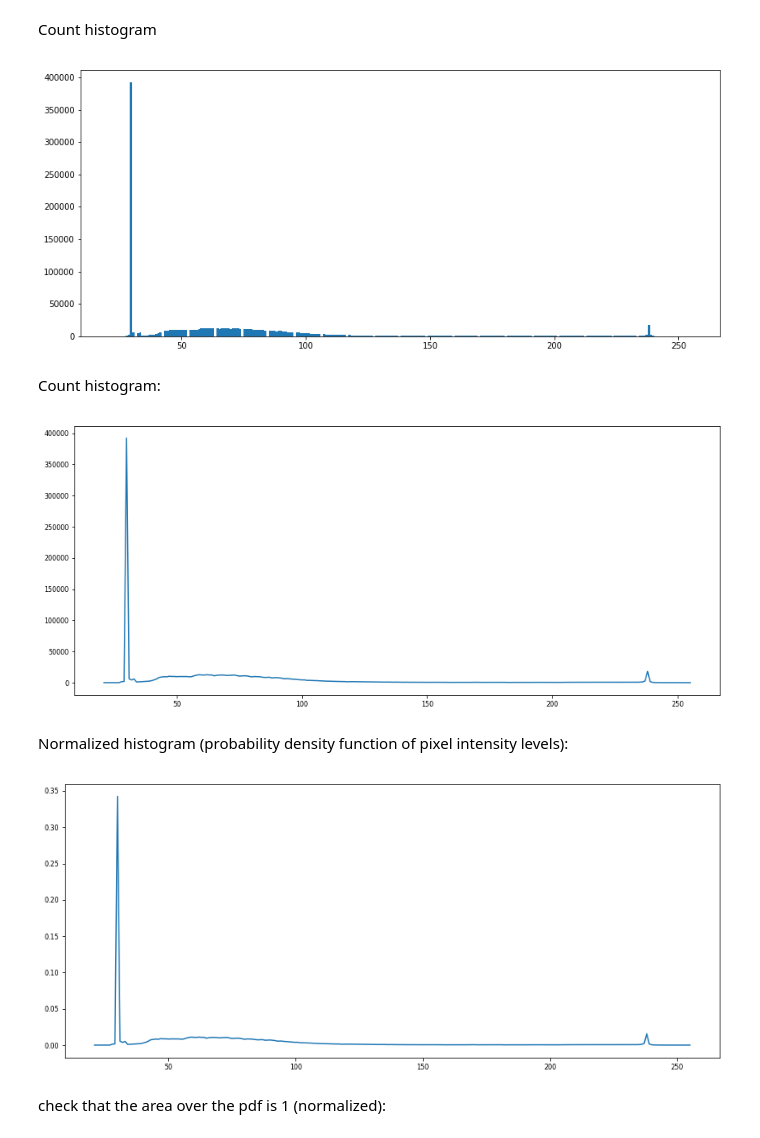
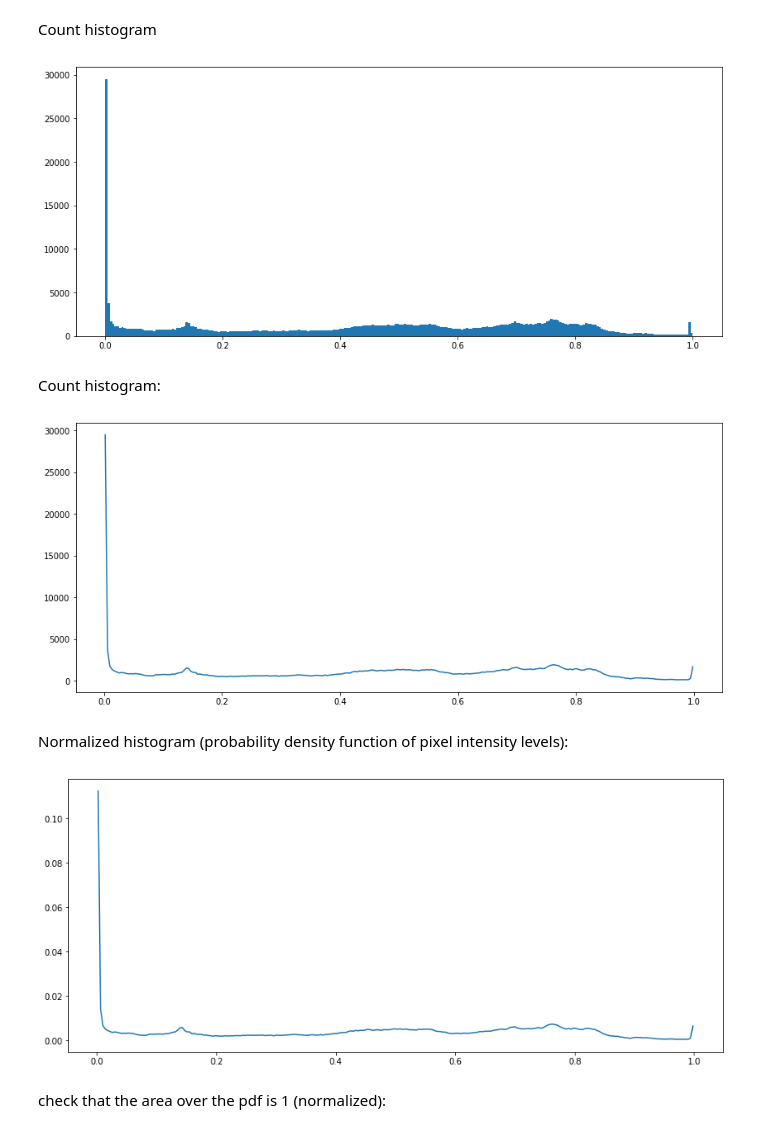
Before and after one commit to raulbenitez/PIB, a Jupyter notebook: Rehistogramacio_ajust_contrast.ipynb, the cells around one changed output. Saved outputs shown, nothing was run; the diff lists cells and outputs as text; code cells hidden in the pictures.

```diff
--- a/Rehistogramacio_ajust_contrast.ipynb
+++ b/Rehistogramacio_ajust_contrast.ipynb
@@ -39,37 +54,36 @@ Count histogram
 # %%
 import matplotlib.pyplot as plt
 import numpy as np
 
 # reshape the uint8 image as 1d array:
-v = I.reshape(I.shape[0]*I.shape[1],1)
+v = IG.reshape(IG.shape[0]*IG.shape[1],1)
 # keep only pixels with a value higher than zero:
-v = v[v>0]
 fig = plt.figure(figsize=(14, 6))
 plt.hist(v, bins=256,density=False)
 plt.show()
 # %% [output]
-[figure, old version]
+[figure, new version]
 # %% [markdown]
 Count histogram:
 # %%
 from skimage import exposure
-counts,bins = exposure.histogram(I, nbins=255)
+counts,bins = exposure.histogram(IG, nbins=255)
 fig = plt.figure(figsize=(14, 6))
 plt.plot(bins, counts)
 plt.show()
 # %% [output]
-[figure, old version]
+[figure, new version]
 # %% [markdown]
 Normalized histogram (probability density function of pixel intensity levels):
 # %%
 from skimage import exposure
-counts,bins = exposure.histogram(I, nbins=255)
-p = counts/(I.shape[0]*I.shape[1])
+counts,bins = exposure.histogram(IG, nbins=255)
+p = counts/(IG.shape[0]*IG.shape[1])
 fig = plt.figure(figsize=(14, 6))
 plt.plot(bins, p)
 plt.show()
 # %% [output]
-[figure, old version]
+[figure, new version]
 # %% [markdown]
 check that the area over the pdf is 1 (normalized):
 # %%
```
Also changed, not shown: parts of 9 cells of this notebook.
